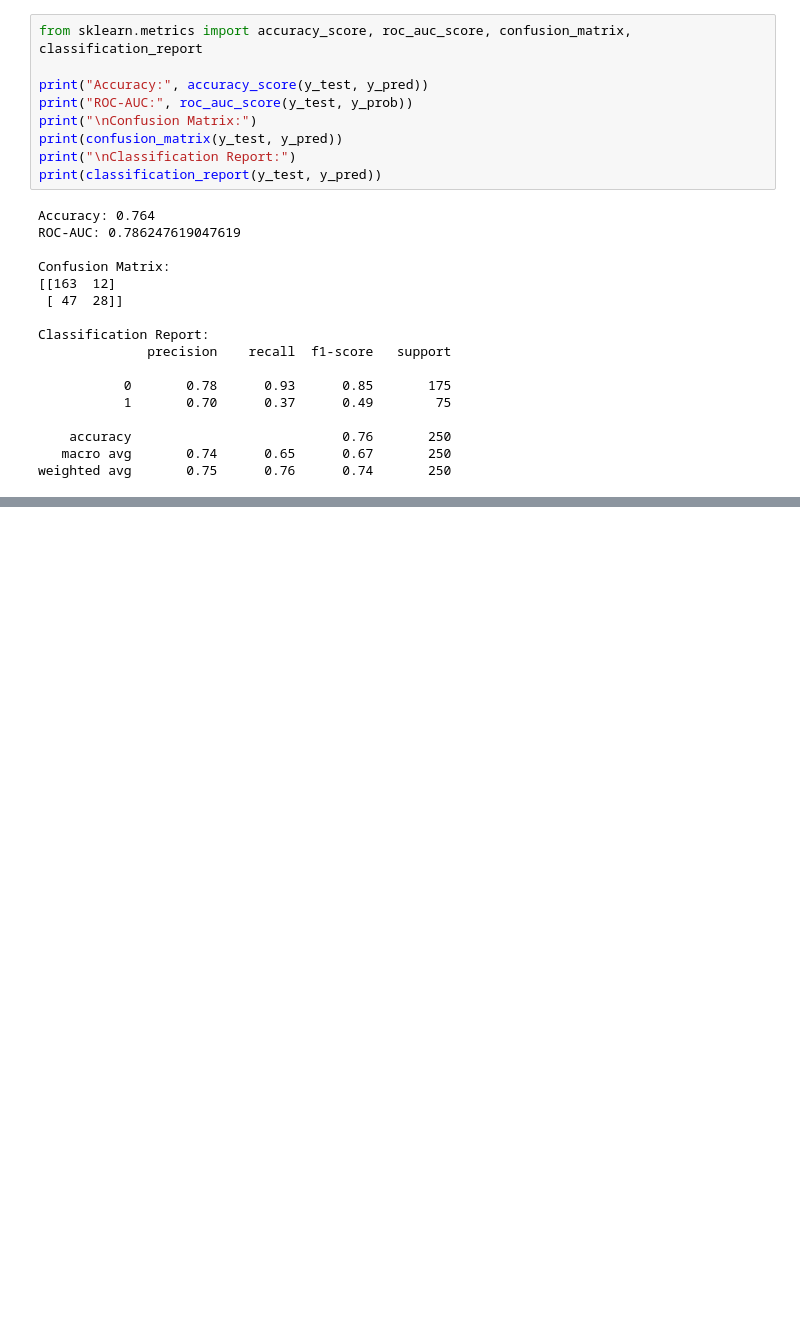
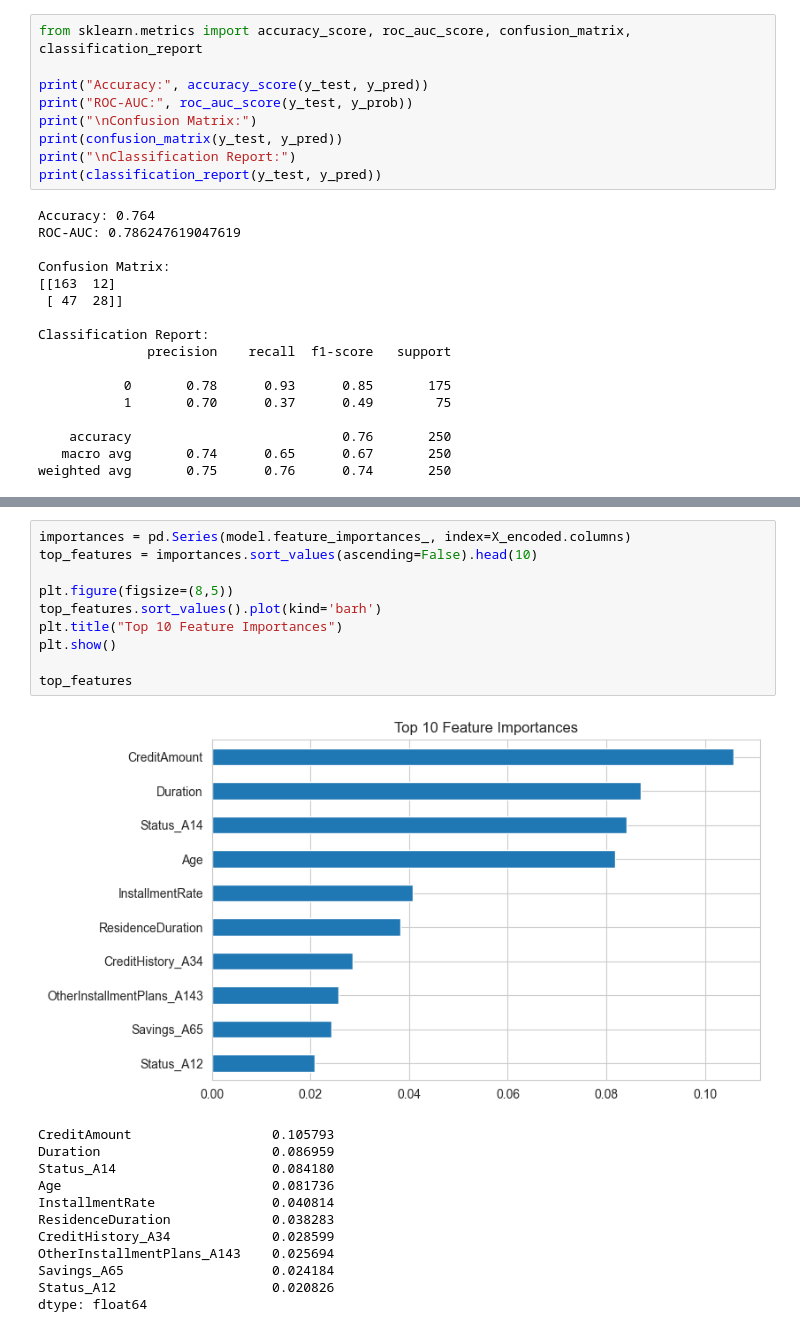
Before and after one commit to 1234Priyanshu4321/credit-risk-project, a Jupyter notebook: credit_risk_model.ipynb, the cells around one changed output, grey strips where cells are left out. Drawn from its saved outputs; the diff is of its cells as text; blank space fills up the shorter version.

Commit message:
threshold+feature importance

```diff
--- a/credit_risk_model.ipynb
+++ b/credit_risk_model.ipynb
@@ -153,0 +178,23 @@ weighted avg       0.75      0.76      0.74       250
+# %%
+importances = pd.Series(model.feature_importances_, index=X_encoded.columns)
+top_features = importances.sort_values(ascending=False).head(10)
+
+plt.figure(figsize=(8,5))
+top_features.sort_values().plot(kind='barh')
+plt.title("Top 10 Feature Importances")
+plt.show()
+
+top_features
+# %% [output]
+[figure, added]
+CreditAmount                  0.105793
+Duration                      0.086959
+Status_A14                    0.084180
+Age                           0.081736
+InstallmentRate               0.040814
+ResidenceDuration             0.038283
+CreditHistory_A34             0.028599
+OtherInstallmentPlans_A143    0.025694
+Savings_A65                   0.024184
+Status_A12                    0.020826
+dtype: float64
```
Also changed, not shown: parts of 1 cell of this notebook.
